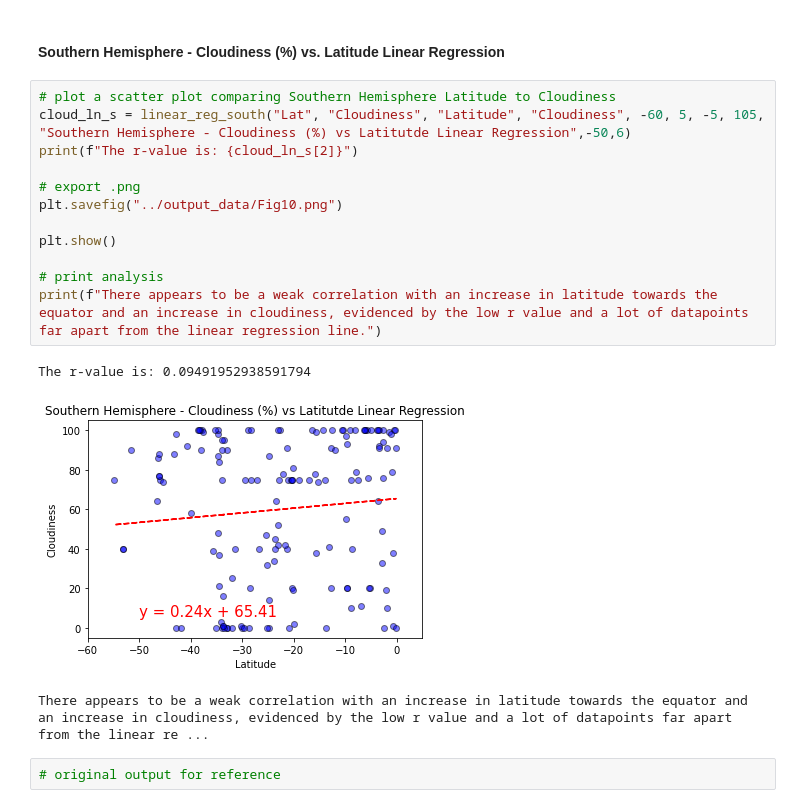
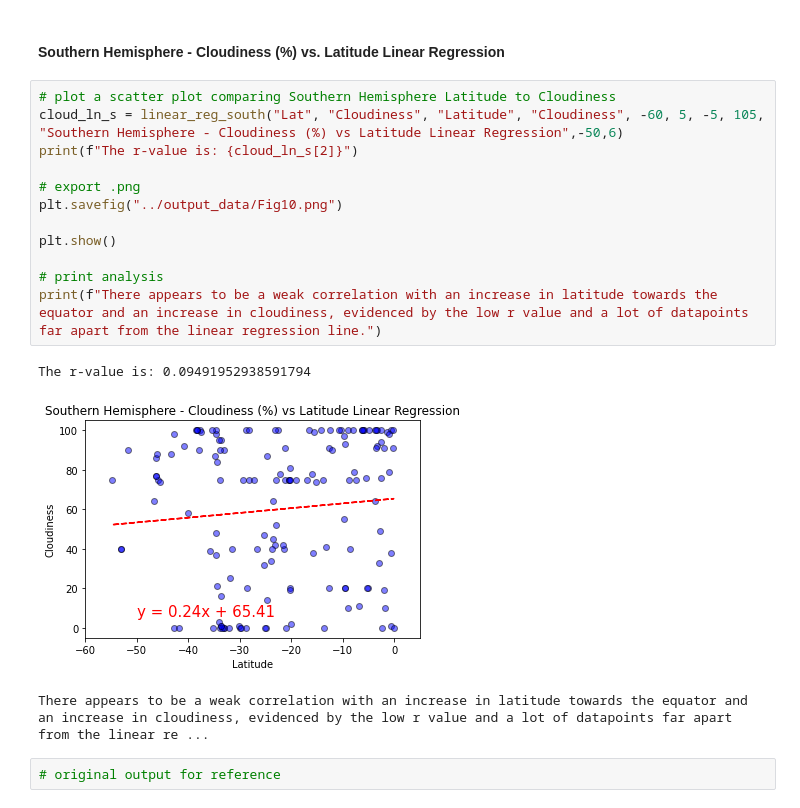
Before and after one commit to welanc/python-api-challenge, a Jupyter notebook: WeatherPy/WeatherPy.ipynb, the cells around one changed output. Drawn from its saved outputs; the diff is of its cells as text.

```diff
--- a/WeatherPy/WeatherPy.ipynb
+++ b/WeatherPy/WeatherPy.ipynb
@@ -545,19 +542,19 @@ The r-value is: 0.0020898727664228514
 ####  Southern Hemisphere - Cloudiness (%) vs. Latitude Linear Regression
 # %%
 # plot a scatter plot comparing Southern Hemisphere Latitude to Cloudiness
-cloud_ln_s = linear_reg_south("Lat", "Cloudiness", "Latitude", "Cloudiness", -60, 5, -5, 105, "Southern Hemisphere - Cloudiness (%) vs Latitutde Linear Regression",-50,6)
+cloud_ln_s = linear_reg_south("Lat", "Cloudiness", "Latitude", "Cloudiness", -60, 5, -5, 105, "Southern Hemisphere - Cloudiness (%) vs Latitude Linear Regression",-50,6)
 print(f"The r-value is: {cloud_ln_s[2]}")
 
 # export .png
 plt.savefig("../output_data/Fig10.png")
 
 plt.show()
 
 # print analysis
 print(f"There appears to be a weak correlation with an increase in latitude towards the equator and an increase in cloudiness, evidenced by the low r value and a lot of datapoints far apart from the linear regression line.")
 # %% [output]
 The r-value is: 0.09491952938591794
-[figure, old version]
+[figure, new version]
 There appears to be a weak correlation with an increase in latitude towards the equator and an increase in cloudiness, evidenced by the low r value and a lot of datapoints far apart from the linear re ...
 # %%
 # original output for reference
```
Also changed, not shown: parts of 8 cells of this notebook, 8 other files.
